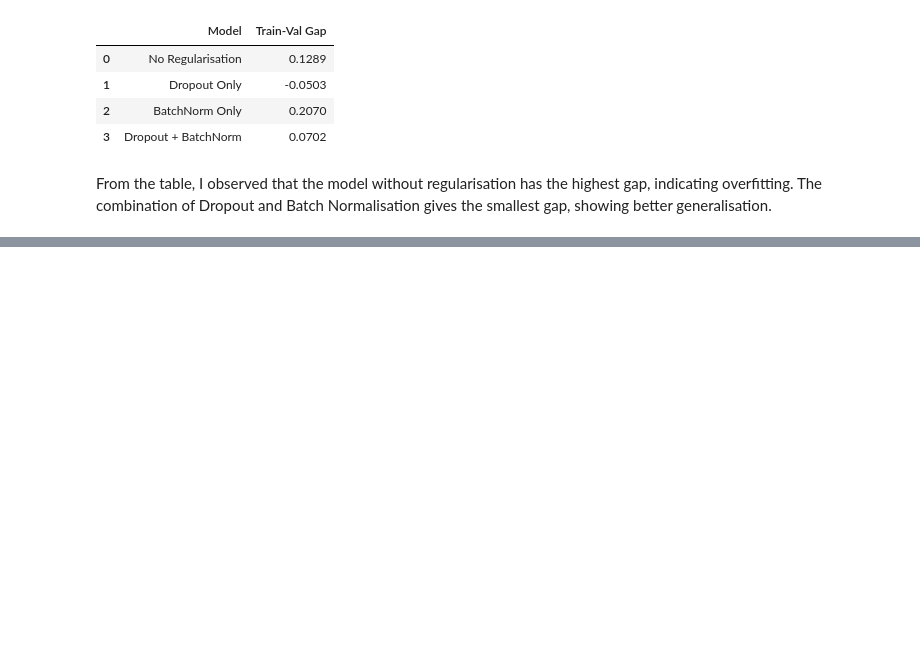
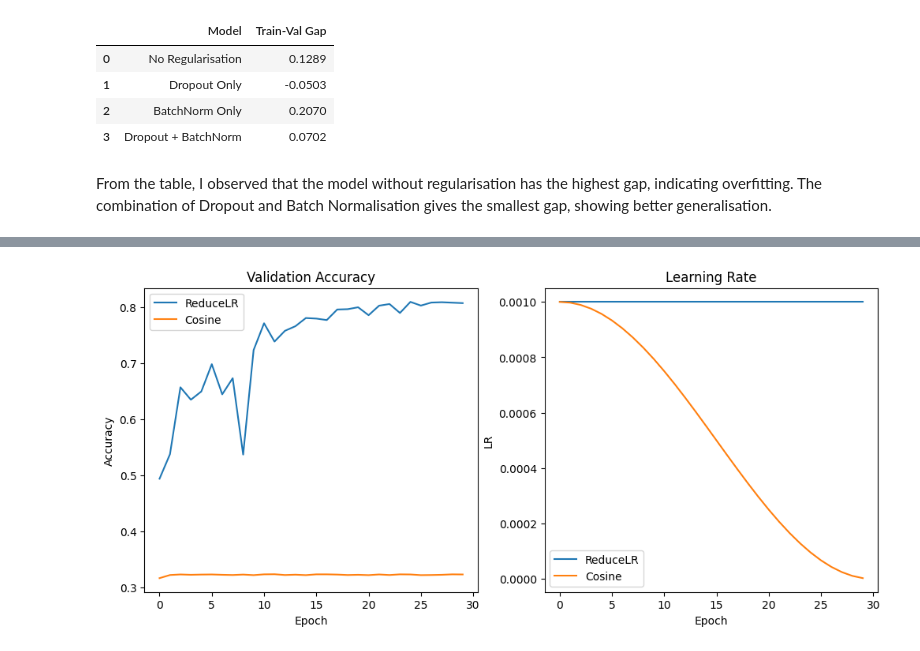
Before and after one commit to swayamjaiswal152/CNN-Lab-Assignment, a Jupyter notebook: CNN_Lab_Assignment.ipynb, the cells around one changed output, grey strips where cells are left out. Drawn from its saved outputs; the diff is of its cells as text; code cells hidden in the pictures; blank space fills up the shorter version.

```diff
--- a/CNN_Lab_Assignment.ipynb
+++ b/CNN_Lab_Assignment.ipynb
@@ -1210,0 +1216,2 @@ The combination of Dropout and Batch Normalisation gives the smallest gap, showi
+# %%
+model = create_custom_cnn()
@@ -1210,0 +1273,48 @@ The combination of Dropout and Batch Normalisation gives the smallest gap, showi
+# %%
+import numpy as np
+import matplotlib.pyplot as plt
+
+epochs = len(history_cosine.history['val_accuracy'])
+
+
+# Cosine LR manually computed
+
+initial_lr = 0.001
+lr_cosine = []
+
+for t in range(epochs):
+    lr = initial_lr * (1 + np.cos(np.pi * t / epochs)) / 2
+    lr_cosine.append(lr)
+
+
+# ReduceLR (approx constant)
+
+lr_plateau = [0.001] * epochs  # simple approximation
+
+
+# PLOT
+
+fig, axes = plt.subplots(1, 2, figsize=(12,5))
+
+# LEFT: Validation Accuracy
+axes[0].plot(history_plateau.history['val_accuracy'], label='ReduceLR')
+axes[0].plot(history_cosine.history['val_accuracy'], label='Cosine')
+
+axes[0].set_title("Validation Accuracy")
+axes[0].set_xlabel("Epoch")
+axes[0].set_ylabel("Accuracy")
+axes[0].legend()
+
+# RIGHT: Learning Rate
+axes[1].plot(lr_plateau, label='ReduceLR')
+axes[1].plot(lr_cosine, label='Cosine')
+
+axes[1].set_title("Learning Rate")
+axes[1].set_xlabel("Epoch")
+axes[1].set_ylabel("LR")
+axes[1].legend()
+
+plt.savefig("lr_schedule_comparison.png")
+plt.show()
+# %% [output]
+[figure, added]
```
Also changed, not shown: parts of 4 cells of this notebook.
